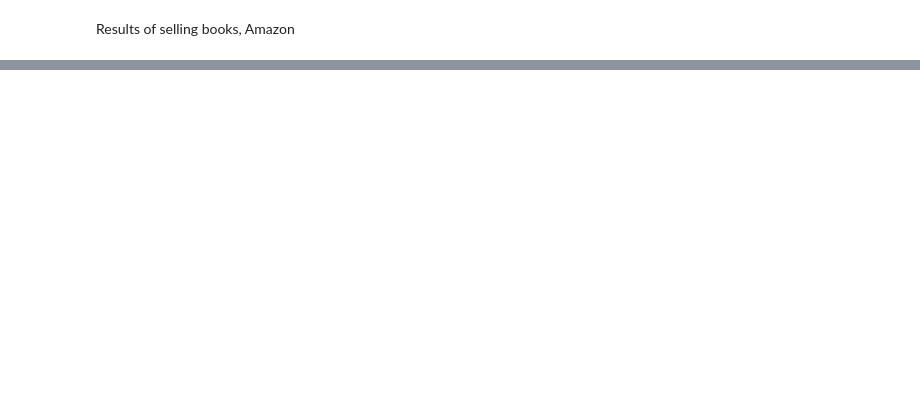
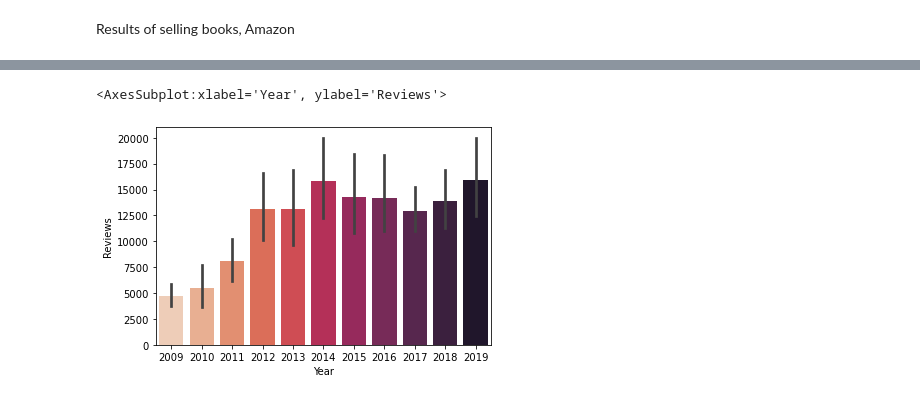
Before and after one commit to juliansp357/Book-sales-of-Amazon, a Jupyter notebook: BookSales.ipynb, the cells around one changed output, grey strips where cells are left out. Saved outputs shown, nothing was run; the diff lists cells and outputs as text; code cells hidden in the pictures; blank space fills up the shorter version.

```diff
--- a/BookSales.ipynb
+++ b/BookSales.ipynb
@@ -23,0 +147,5 @@ df
+# %%
+sns.barplot(x='Year',y='Reviews',data=data_f,palette='rocket_r')
+# %% [output]
+<AxesSubplot:xlabel='Year', ylabel='Reviews'>
+[figure, added]
```
Also changed, not shown: parts of 20 cells of this notebook.
